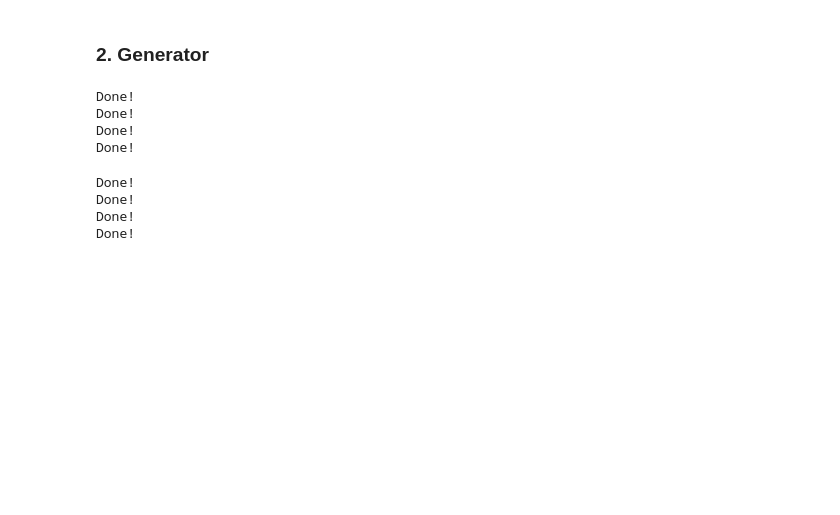
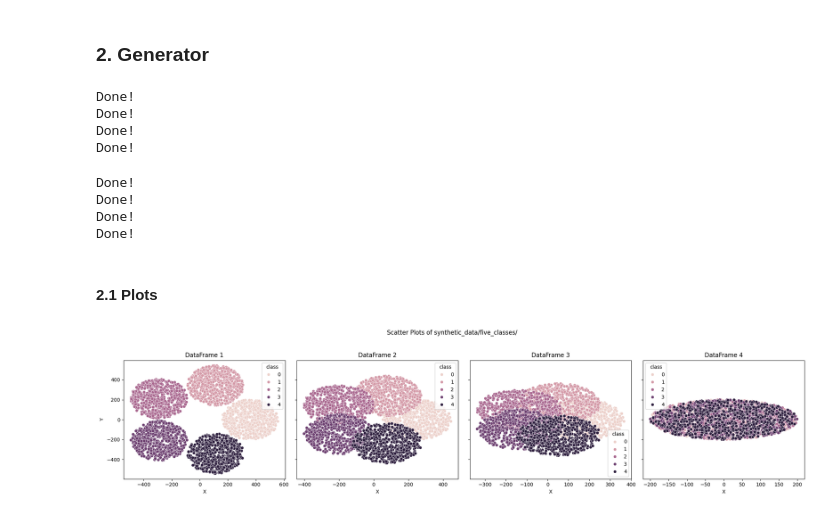
Before and after one commit to emanuelrgb01/HardnessMDL, a Jupyter notebook: research/datasets/generator.ipynb, the cells around one changed output. Cells and saved outputs as stored; diff of their text form; code cells hidden in the pictures; blank space fills up the shorter version.

Commit message:
feat: add scatter plot of same-folder datasets

```diff
--- a/research/datasets/generator.ipynb
+++ b/research/datasets/generator.ipynb
@@ -65,3 +65,21 @@ Done!
 Done!
 Done!
 Done!
+# %% [markdown]
+#### 2.1 Plots
+# %%
+def create_folder_plots(folder_path: str, num_datasets: int = 4):
+  fig, axes = plt.subplots(1, 4, figsize=(20, 5), sharey=True)
+  fig.suptitle(f'Scatter Plots of {folder_path}')
+
+  for i in range(num_datasets):
+    df = pd.read_csv(f"{folder_path}test{i+1}.csv")
+    sns.scatterplot(ax=axes[i], data=df, x='X', y='Y', hue='class')
+    axes[i].set_title(f'DataFrame {i+1}')
+
+  plt.tight_layout(rect=[0, 0.03, 1, 0.95]) # Adjust layout to prevent title overlap
+  plt.show()
+# %%
+create_folder_plots("synthetic_data/five_classes/")
+# %% [output]
+[figure, added]
```
Also changed, not shown: parts of 2 cells of this notebook.
